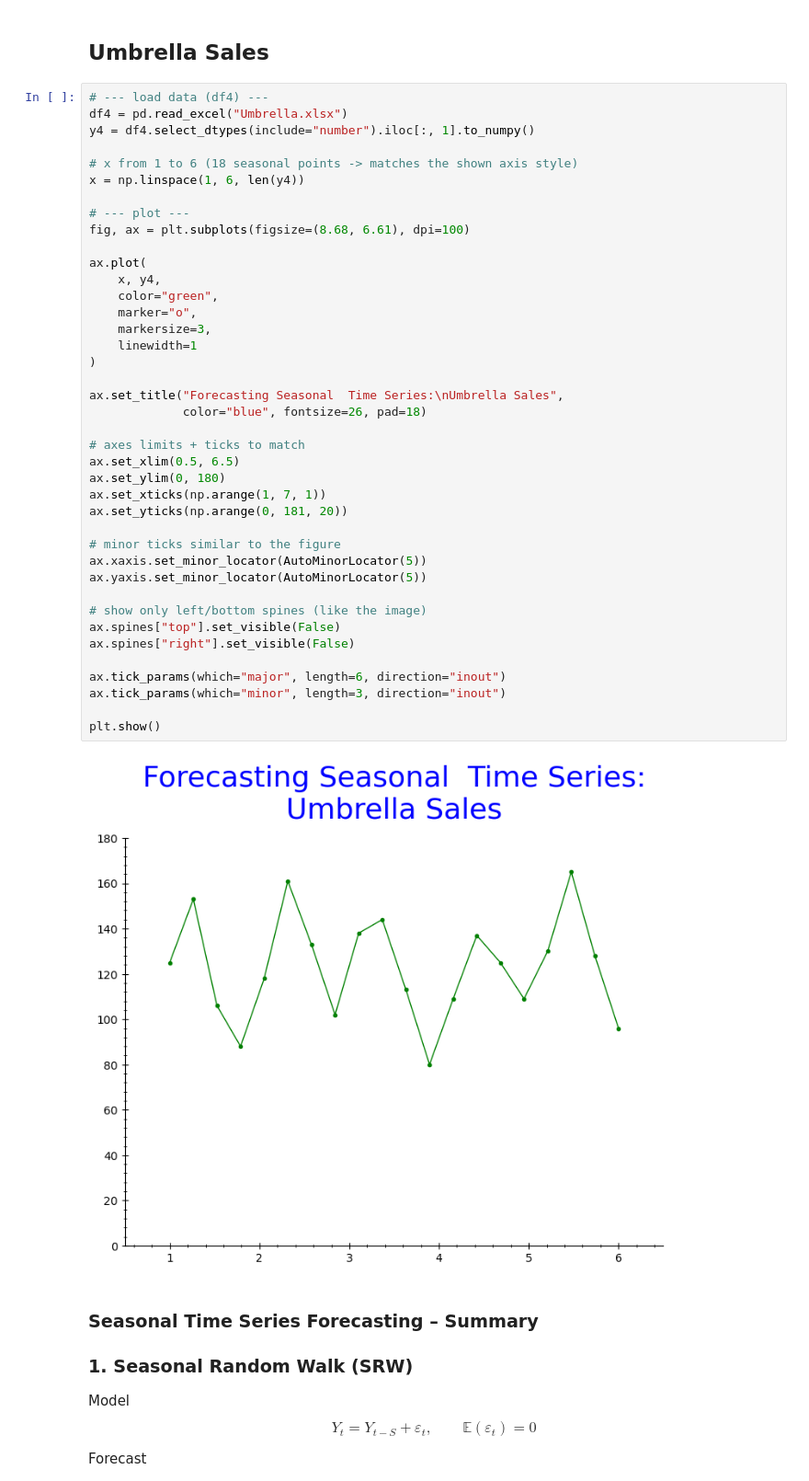
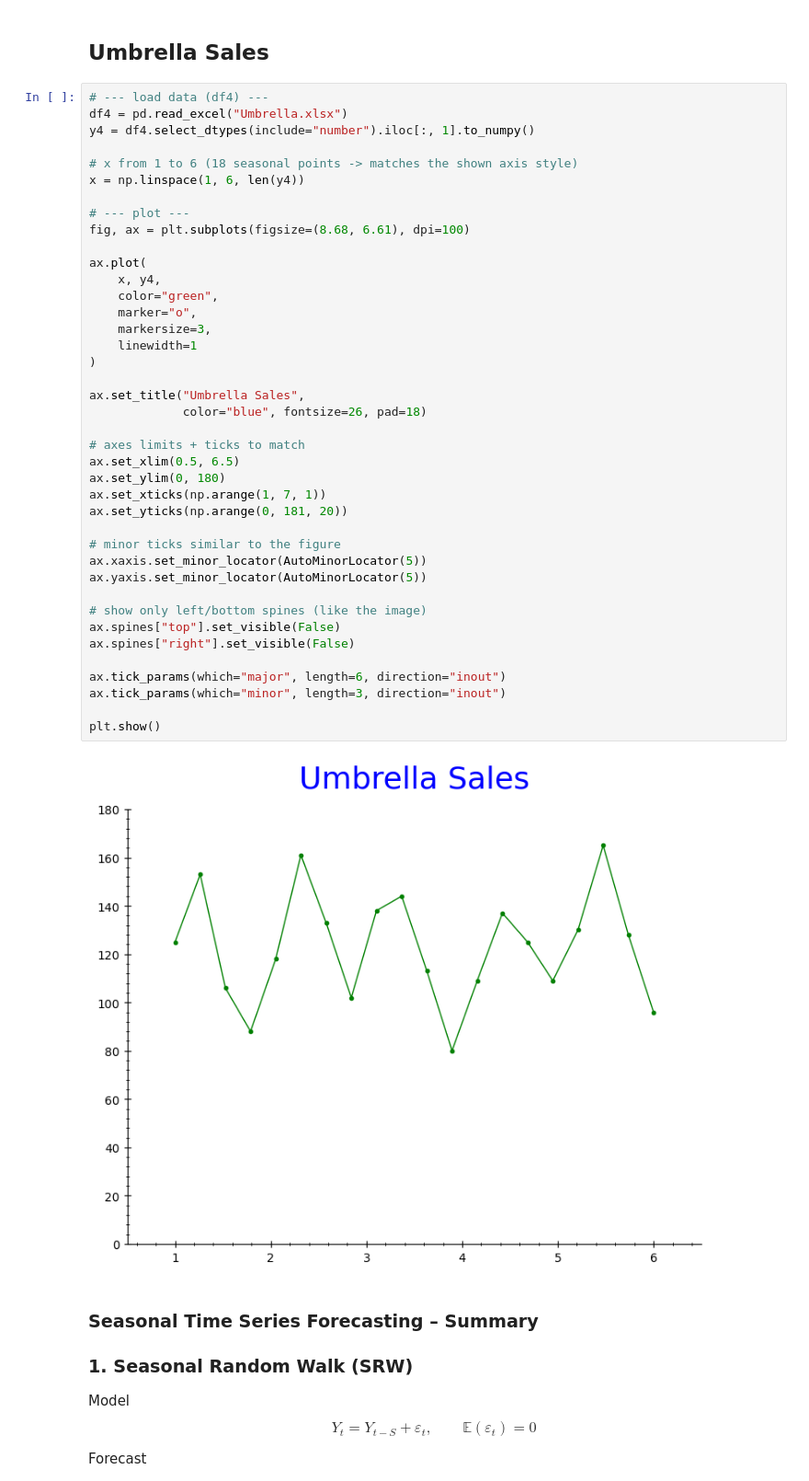
Before and after one commit to Yukisschu/forecasting_methods, a Jupyter notebook: AssignmentI/question_a.ipynb, the cells around one changed output. Shown at 92% size. Cells and saved outputs as stored; diff of their text form.

```diff
--- a/AssignmentI/question_a.ipynb
+++ b/AssignmentI/question_a.ipynb
@@ -2117,35 +2117,35 @@ fig, ax = plt.subplots(figsize=(8.68, 6.61), dpi=100)
 
 ax.plot(
     x, y4,
     color="green",
     marker="o",
     markersize=3,
     linewidth=1
 )
 
-ax.set_title("Forecasting Seasonal  Time Series:\nUmbrella Sales",
+ax.set_title("Umbrella Sales",
              color="blue", fontsize=26, pad=18)
 
 # axes limits + ticks to match
 ax.set_xlim(0.5, 6.5)
 ax.set_ylim(0, 180)
 ax.set_xticks(np.arange(1, 7, 1))
 ax.set_yticks(np.arange(0, 181, 20))
 
 # minor ticks similar to the figure
 ax.xaxis.set_minor_locator(AutoMinorLocator(5))
 ax.yaxis.set_minor_locator(AutoMinorLocator(5))
 
 # show only left/bottom spines (like the image)
 ax.spines["top"].set_visible(False)
 ax.spines["right"].set_visible(False)
 
 ax.tick_params(which="major", length=6, direction="inout")
 ax.tick_params(which="minor", length=3, direction="inout")
 
 plt.show()
 # %% [output]
-[figure, old version]
+[figure, new version]
 # %% [markdown]
 ### Seasonal Time Series Forecasting – Summary
 
```
Also changed, not shown: parts of 11 cells of this notebook.
